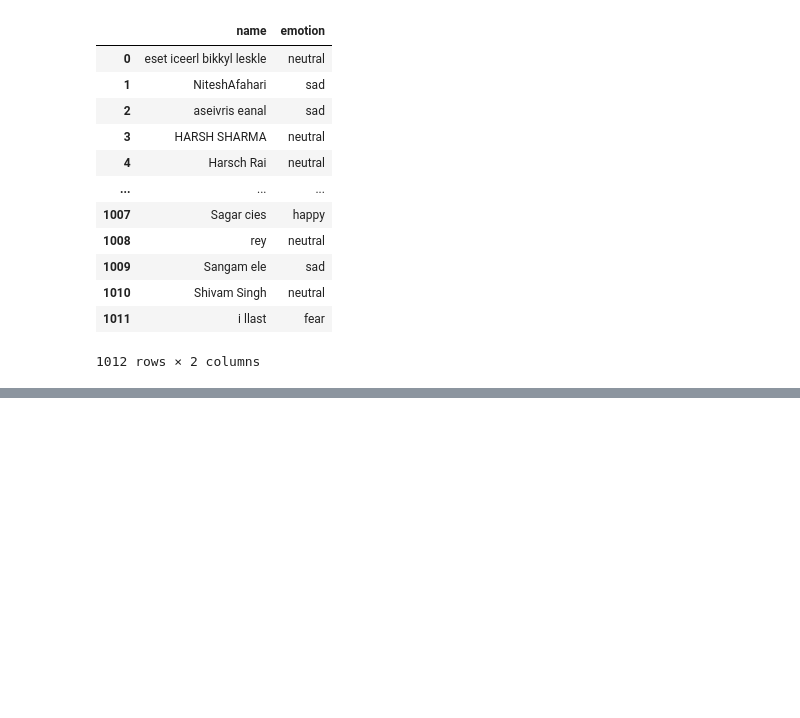
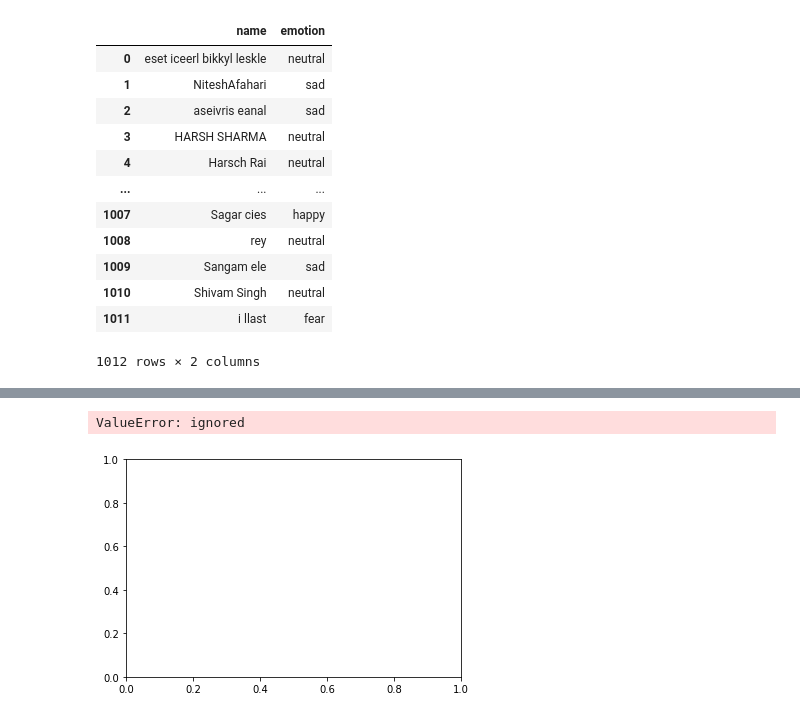
Before and after one commit to karanjayswal/Online-Class-Emotion, a Jupyter notebook: Text_to_CSV.ipynb, the cells around one changed output, grey strips where cells are left out. Drawn from its saved outputs; the diff is of its cells as text; code cells hidden in the pictures; blank space fills up the shorter version.

```diff
--- a/Text_to_CSV.ipynb
+++ b/Text_to_CSV.ipynb
@@ -128,0 +145,9 @@ dfc
+# %%
+count_names = []
+for i in range(len(unique_names)):
+  # print(unique_emotions[i])
+  count=0
+  for j in range(len(names)):
+    if unique_names[i]==names[j]:
+      count=count+1
+  count_names.append(count)
@@ -135,0 +178,5 @@ files.download('count.csv')
+# %%
+search_names=[]
+for i in range(len(count_names)):
+  if count_names[i]>20 and count_names[i]<=30:
+    search_names.append(unique_names[i])
@@ -135,0 +280,10 @@ files.download('count.csv')
+# %%
+from matplotlib import pyplot as plt
+
+d = { "name" : search_names[0], "emotion": x_axis[0]}
+
+plt.plot("emotion",sear,data=d)
+plt.show()
+# %% [output]
+ValueError: ignored
+[figure, added]
```
Also changed, not shown: parts of 18 cells of this notebook.
